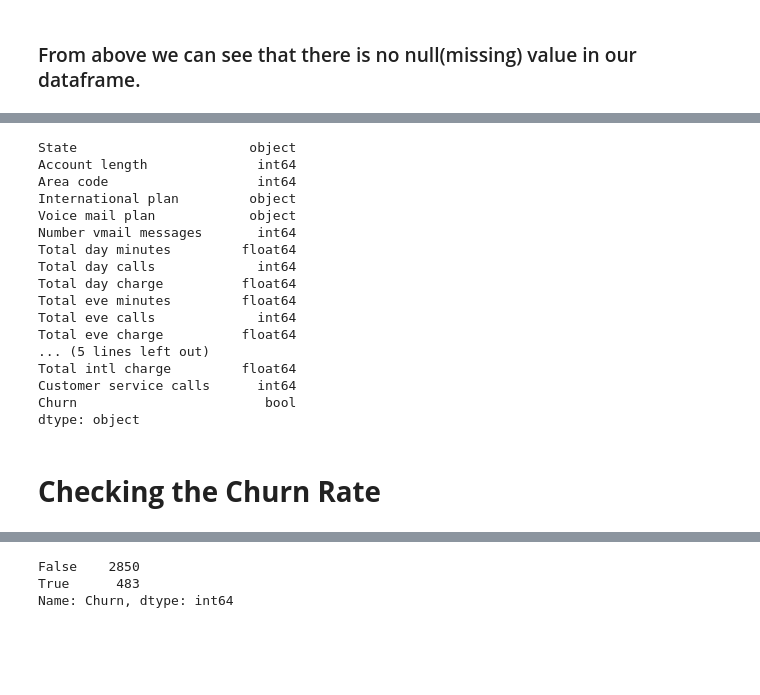
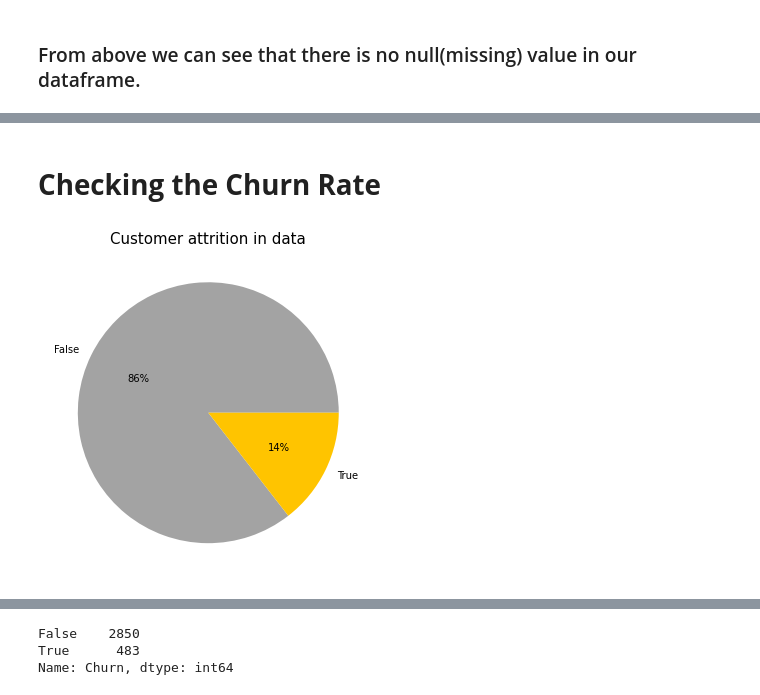
Before and after one commit to Akshadanair/Telecom-Churn-Analysis, a Jupyter notebook: Telecom_Churn_Analysis_Capstone_Project.ipynb, the cells around one changed output, grey strips where cells are left out. Drawn from its saved outputs; the diff is of its cells as text; code cells hidden in the pictures; blank space fills up the shorter version.

```diff
--- a/Telecom_Churn_Analysis_Capstone_Project.ipynb
+++ b/Telecom_Churn_Analysis_Capstone_Project.ipynb
@@ -239,26 +228,19 @@ Missing values :   0
 **Customer service calls:** Total number of Customer Service Calls.
 
 **Churn:** Target Variable
-# %%
-telecom.dtypes
-# %% [output]
-State                      object
-Account length              int64
-Area code                   int64
-International plan         object
-Voice mail plan            object
-Number vmail messages       int64
-Total day minutes         float64
-Total day calls             int64
-Total day charge          float64
-Total eve minutes         float64
-Total eve calls             int64
-Total eve charge          float64
-... (5 lines left out)
-Total intl charge         float64
-Customer service calls      int64
-Churn                        bool
-dtype: object
 # %% [markdown]
 # **Checking the Churn Rate**
+# %%
+#setting figure size
+fig = plt.figure(figsize=(6,6))
+
+#define Seaborn color palette to use
+colors = sns.color_palette('bright')[7:10]
+
+#create pie chart
+plt.pie(telecom['Churn'].value_counts(), labels = telecom['Churn'].value_counts().keys().tolist(), colors = colors, autopct='%.0f%%')
+plt.title("Customer attrition in data", fontsize= 15)
+plt.show()
+# %% [output]
+[figure, added]
 # %%
```
Also changed, not shown: parts of 17 cells of this notebook.
